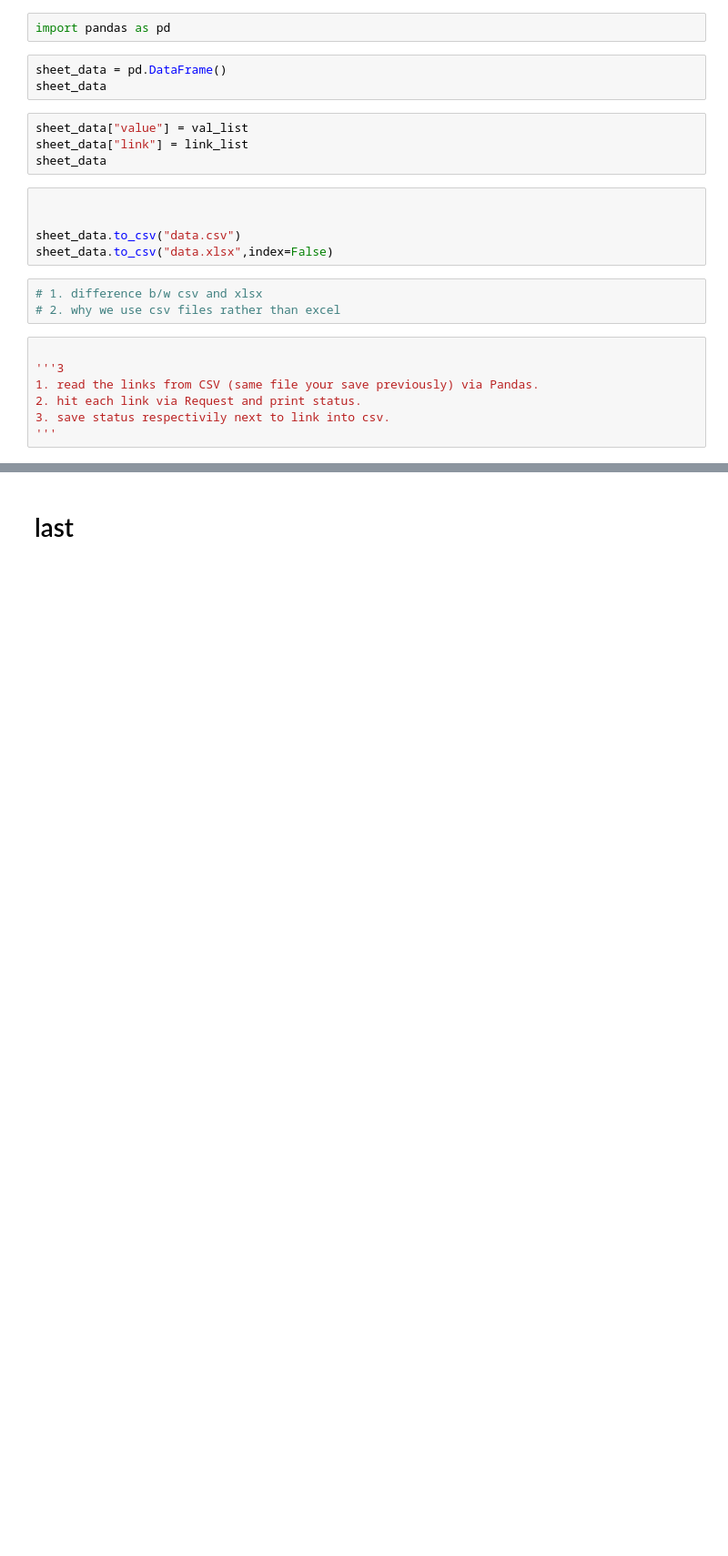
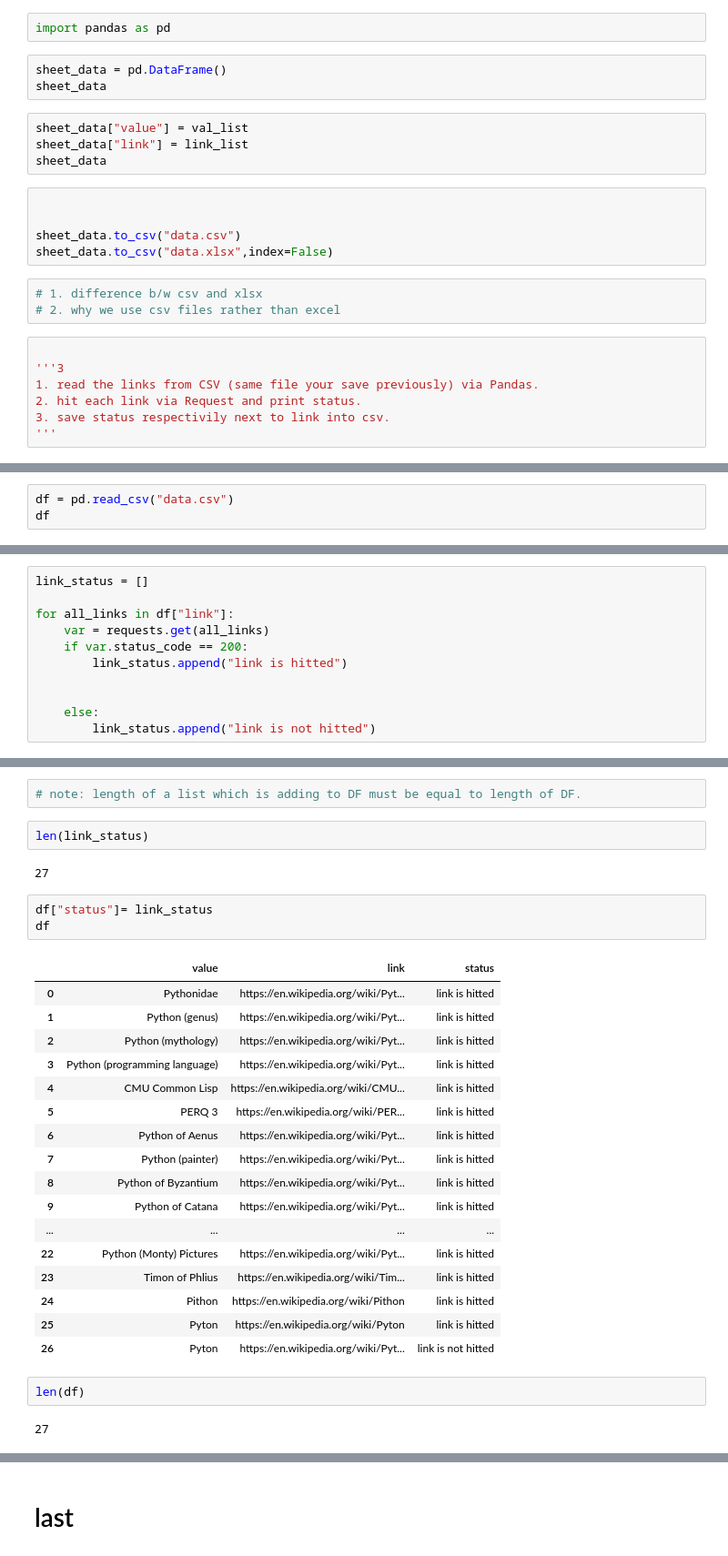
Before and after one commit to asifkasi/course_python_n_automation, a Jupyter notebook: Web Scraping/beautifulsoup.ipynb, the cells around one changed output, grey strips where cells are left out. Shown: that part at 91% size. Cells and saved outputs as stored; diff of their text form; blank space fills up the shorter version.

```diff
--- a/Web Scraping/beautifulsoup.ipynb
+++ b/Web Scraping/beautifulsoup.ipynb
@@ -793,0 +798,3 @@ sheet_data.to_csv("data.xlsx",index=False)
+# %%
+df = pd.read_csv("data.csv")
+df
@@ -793,0 +867,11 @@ sheet_data.to_csv("data.xlsx",index=False)
+# %%
+link_status = []
+
+for all_links in df["link"]:
+    var = requests.get(all_links)
+    if var.status_code == 200:
+        link_status.append("link is hitted")
+
+
+    else:
+        link_status.append("link is not hitted")
@@ -793,0 +898,31 @@ sheet_data.to_csv("data.xlsx",index=False)
+# %%
+# note: length of a list which is adding to DF must be equal to length of DF.
+# %%
+len(link_status)
+# %% [output]
+27
+# %%
+df["status"]= link_status
+df
+# %% [output]
+|  | value | link | status |
+| 0 | Pythonidae | https://en.wikipedia.org/wiki/Pyt... | link is hitted |
+| 1 | Python (genus) | https://en.wikipedia.org/wiki/Pyt... | link is hitted |
+| 2 | Python (mythology) | https://en.wikipedia.org/wiki/Pyt... | link is hitted |
+| 3 | Python (programming language) | https://en.wikipedia.org/wiki/Pyt... | link is hitted |
+| 4 | CMU Common Lisp | https://en.wikipedia.org/wiki/CMU... | link is hitted |
+| 5 | PERQ 3 | https://en.wikipedia.org/wiki/PER... | link is hitted |
+| 6 | Python of Aenus | https://en.wikipedia.org/wiki/Pyt... | link is hitted |
+| 7 | Python (painter) | https://en.wikipedia.org/wiki/Pyt... | link is hitted |
+| 8 | Python of Byzantium | https://en.wikipedia.org/wiki/Pyt... | link is hitted |
+| 9 | Python of Catana | https://en.wikipedia.org/wiki/Pyt... | link is hitted |
+| ... | ... | ... | ... |
+| 22 | Python (Monty) Pictures | https://en.wikipedia.org/wiki/Pyt... | link is hitted |
+| 23 | Timon of Phlius | https://en.wikipedia.org/wiki/Tim... | link is hitted |
+| 24 | Pithon | https://en.wikipedia.org/wiki/Pithon | link is hitted |
+| 25 | Pyton | https://en.wikipedia.org/wiki/Pyton | link is hitted |
+| 26 | Pyton | https://en.wikipedia.org/wiki/Pyt... | link is not hitted |
+# %%
+len(df)
+# %% [output]
+27
```
Also changed, not shown: parts of 25 cells of this notebook, 4 other files.
